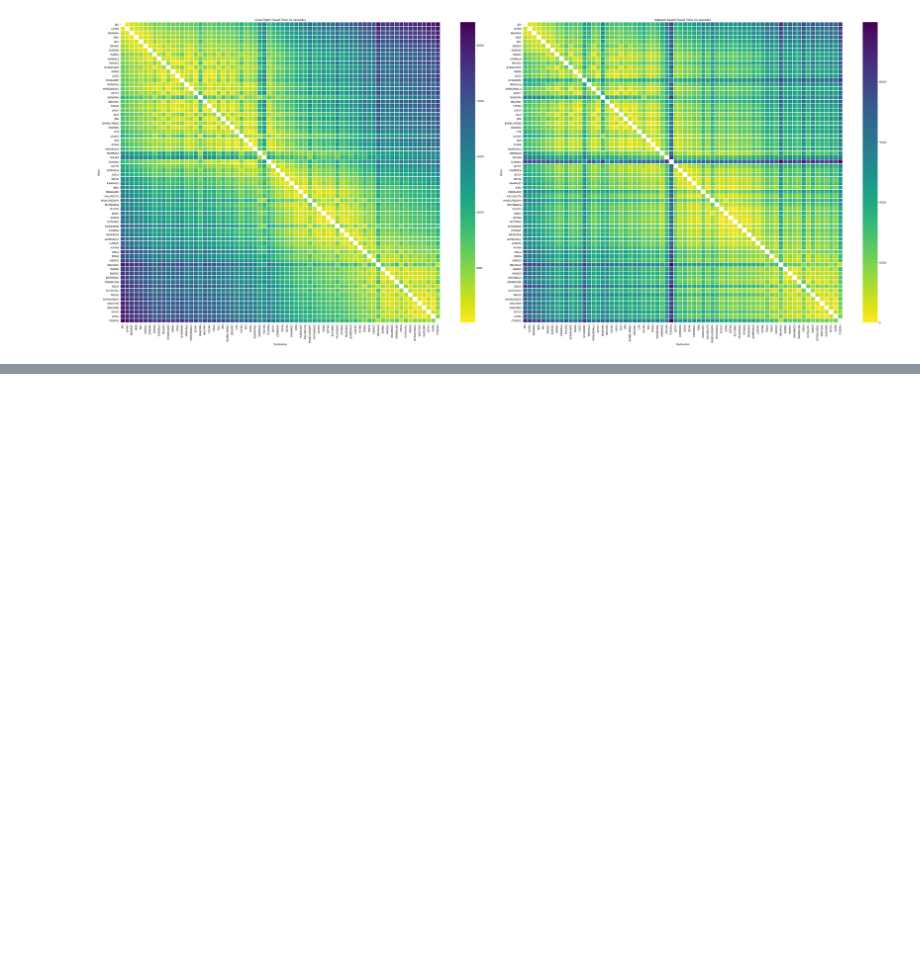
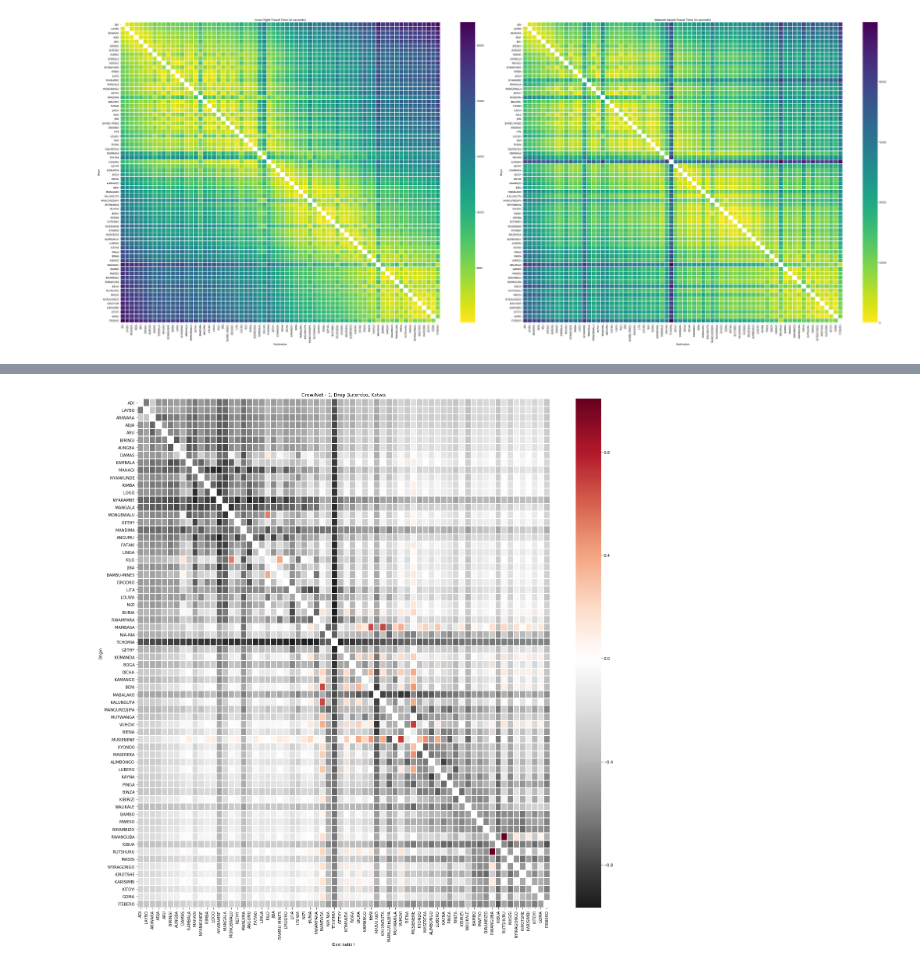
Before and after one commit to NSSAC/DRC_Ebola_2018, a Jupyter notebook: notebooks/compare_crowflight.ipynb, the cells around one changed output, grey strips where cells are left out. Saved outputs shown, nothing was run; the diff lists cells and outputs as text; code cells hidden in the pictures; blank space fills up the shorter version.

```diff
--- a/notebooks/compare_crowflight.ipynb
+++ b/notebooks/compare_crowflight.ipynb
@@ -53,0 +68,10 @@ plt.savefig('../plots/crownet_ratio.pdf',dpi=100)
+# %%
+drop_bk = np.delete(sorted_hzs,[np.where(sorted_hzs=='BUTEMBO')[0][0],np.where(sorted_hzs=='KATWA')[0][0]])
+od_crownet_ratio = od_crow_pivot/od_net_pivot - 1
+plt.figure(figsize=(20,20))
+sns.heatmap(od_crownet_ratio.loc[drop_bk][drop_bk].fillna(0), norm=norm,cmap=cm.RdGy_r,lw=1)
+plt.title('Crow/Net - 1, Drop Butembo, Katwa')
+plt.tight_layout()
+plt.savefig('../plots/crownet_ratio_dropbk.pdf',dpi=100)
+# %% [output]
+[figure, added]
```
Also changed, not shown: parts of 3 cells of this notebook, 2 other files.
